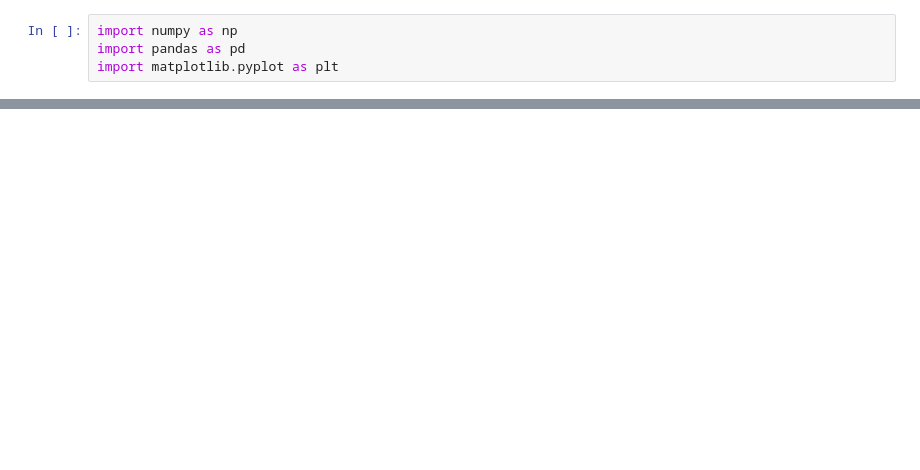
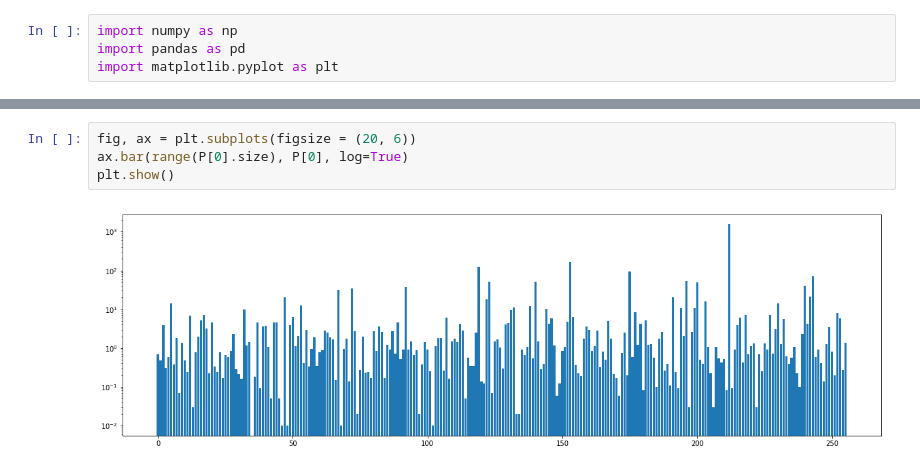
Before and after one commit to dprentiss/dispersedexchange, a Jupyter notebook: exchange.ipynb, the cells around one changed output, grey strips where cells are left out. Cells and saved outputs as stored; diff of their text form; blank space fills up the shorter version.

```diff
--- a/exchange.ipynb
+++ b/exchange.ipynb
@@ -24,0 +34,6 @@ df.mean(axis=1).plot(figsize=(20, 4))
+# %%
+fig, ax = plt.subplots(figsize = (20, 6))
+ax.bar(range(P[0].size), P[0], log=True)
+plt.show()
+# %% [output]
+[figure, added]
```
Also changed, not shown: parts of 10 cells of this notebook, 2 other files.
